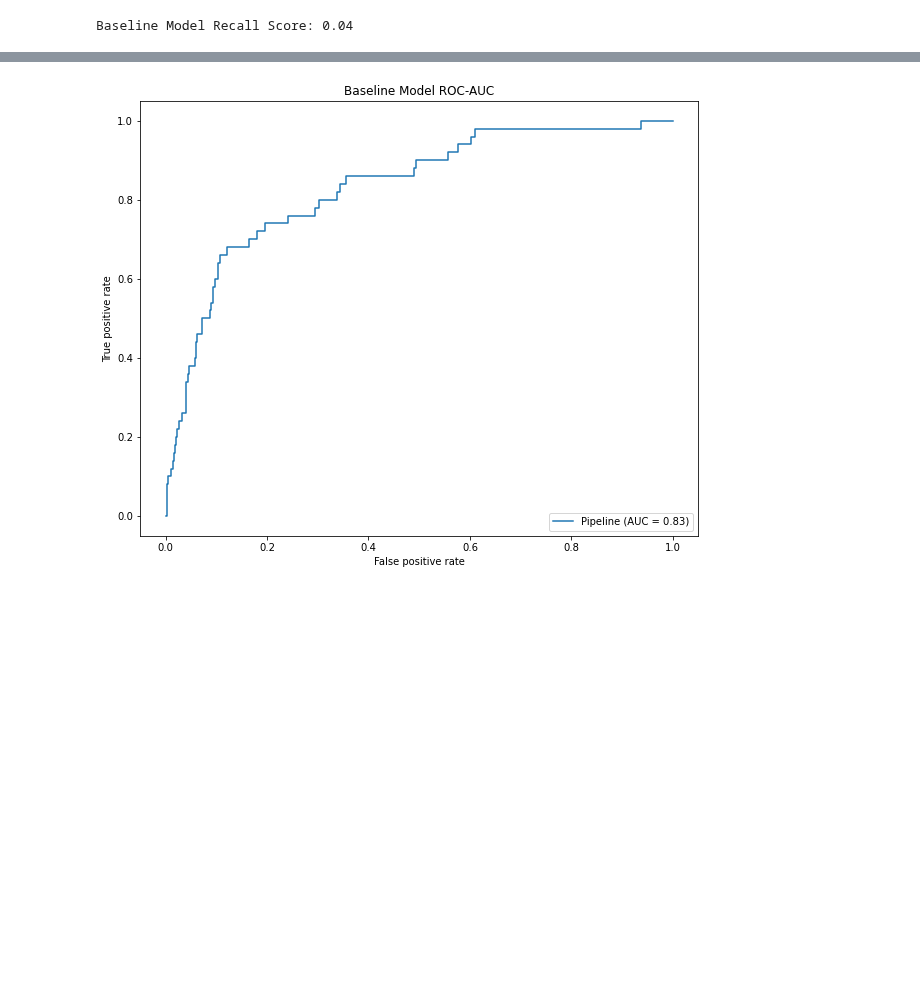
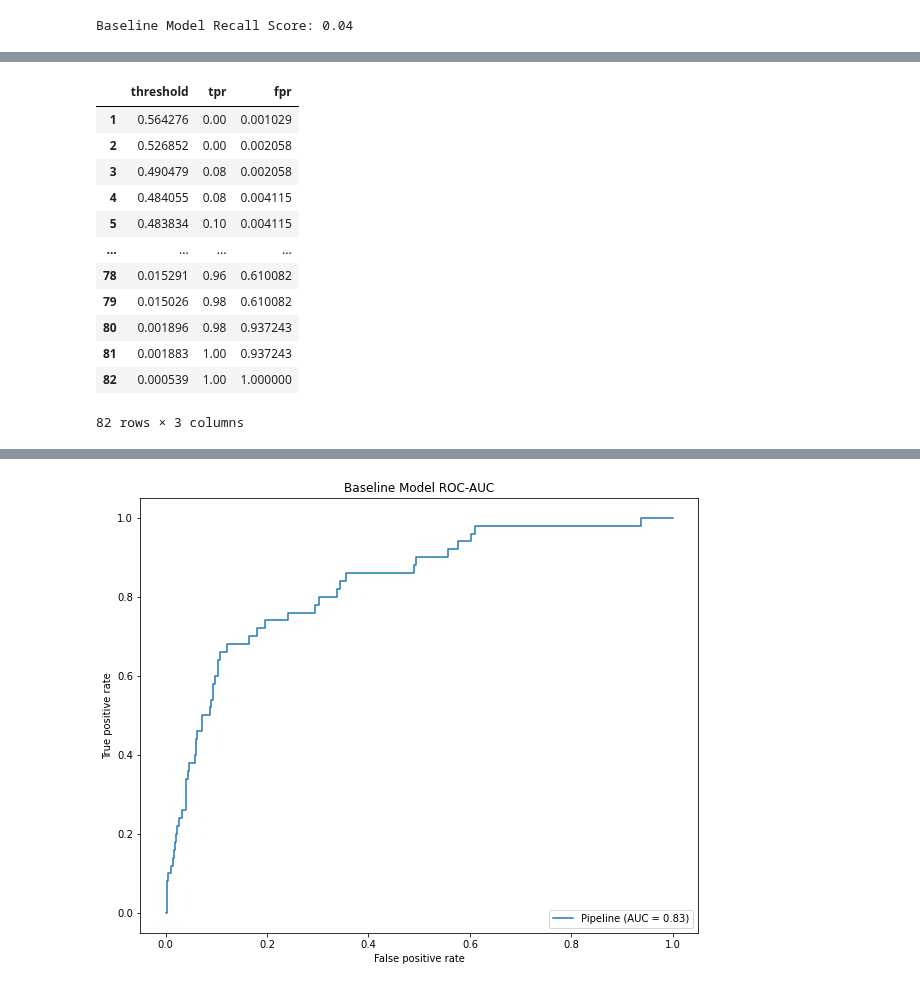
Before and after one commit to jordanate/machine-learning-classification, a Jupyter notebook: jordana_notebook.ipynb, the cells around one changed output, grey strips where cells are left out. Cells and saved outputs as stored; diff of their text form; code cells hidden in the pictures; blank space fills up the shorter version.

```diff
--- a/jordana_notebook.ipynb
+++ b/jordana_notebook.ipynb
@@ -423,3 +421,4 @@ Baseline Model Recall Score: 0.04
 # %%
-#y_prob = baseline_pipeline.predict_proba(X_test)
+# Calculating y probabilities
+y_prob = baseline_pipeline.predict_proba(X_test)
 # %%
@@ -429,4 +427,19 @@ Baseline Model Recall Score: 0.04
 # %%
-#thresh_df = pd.DataFrame({'threshold': thresholds,
-                          #'tpr':  tpr, 'fpr': fpr}).iloc[1::, :]
+# Creating a dataframe of fpr, tpr, and thresholds
+thresh_df = pd.DataFrame({'threshold': thresholds,
+                          'tpr':  tpr, 'fpr': fpr}).iloc[1::, :]
+# %% [output]
+|  | threshold | tpr | fpr |
+| 1 | 0.564276 | 0.00 | 0.001029 |
+| 2 | 0.526852 | 0.00 | 0.002058 |
+| 3 | 0.490479 | 0.08 | 0.002058 |
+| 4 | 0.484055 | 0.08 | 0.004115 |
+| 5 | 0.483834 | 0.10 | 0.004115 |
+| ... | ... | ... | ... |
+| 78 | 0.015291 | 0.96 | 0.610082 |
+| 79 | 0.015026 | 0.98 | 0.610082 |
+| 80 | 0.001896 | 0.98 | 0.937243 |
+| 81 | 0.001883 | 1.00 | 0.937243 |
+| 82 | 0.000539 | 1.00 | 1.000000 |
+82 rows × 3 columns
 # %%
```
Also changed, not shown: parts of 30 cells of this notebook.
